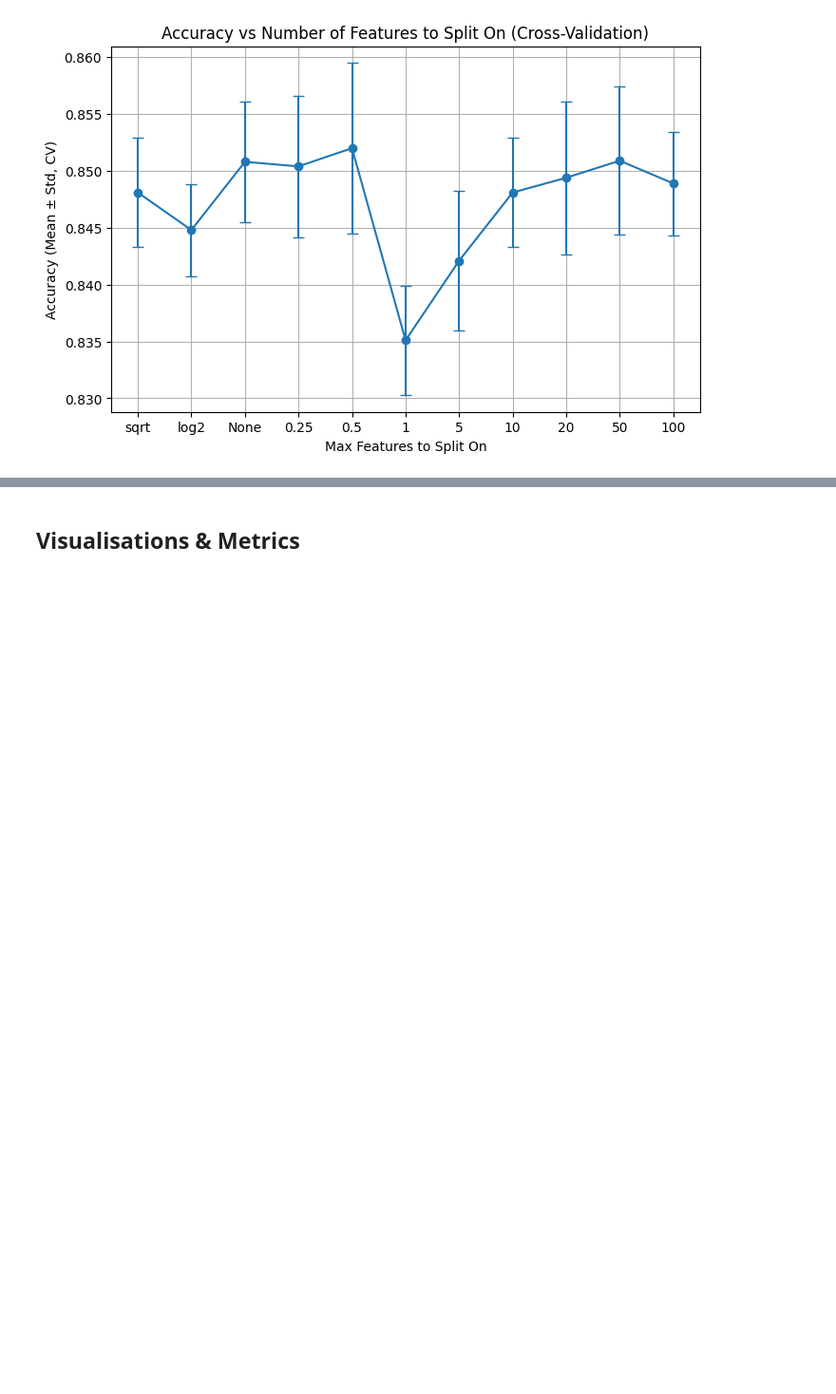
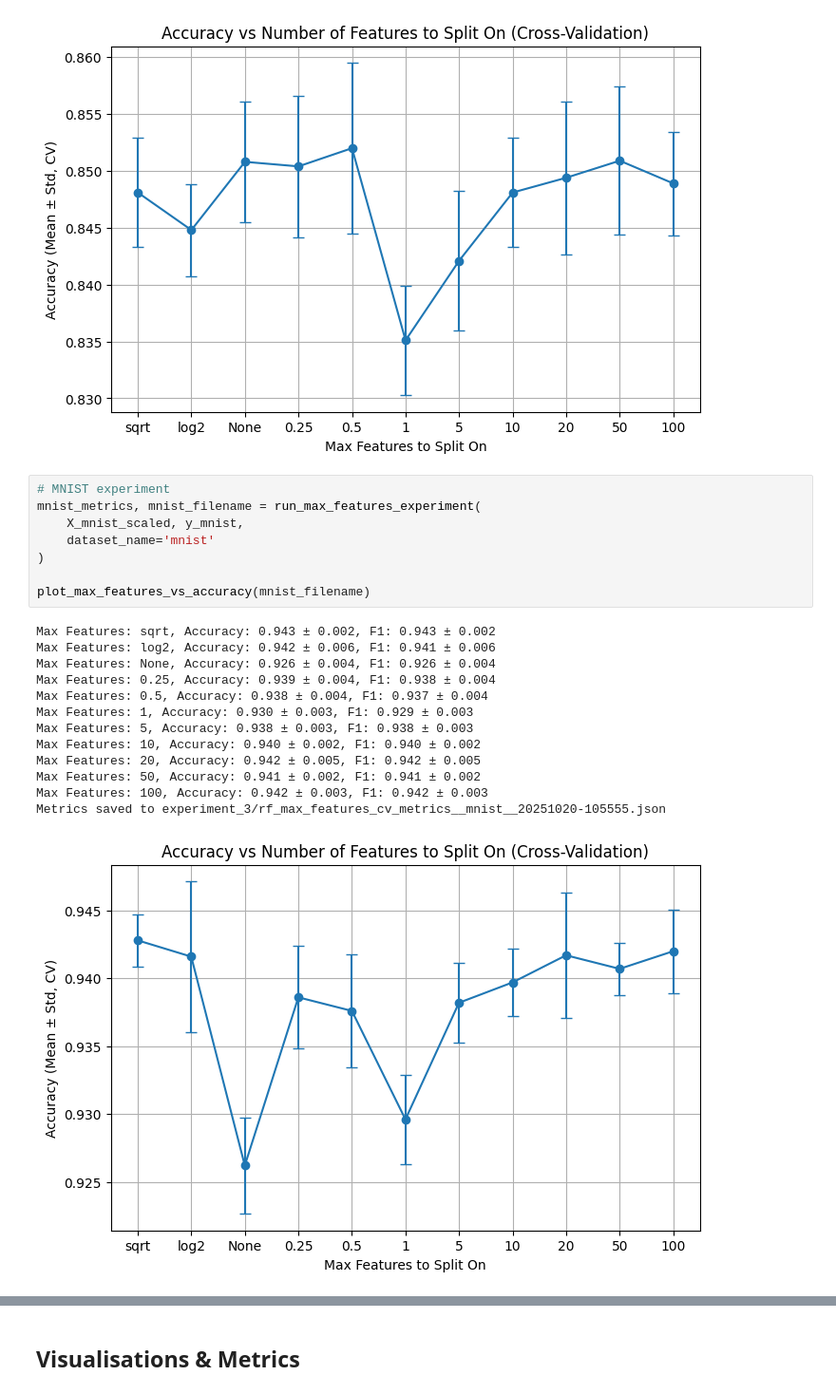
Before and after one commit to TasheelGovender/ML_assignment_4, a Jupyter notebook: src/assignment.ipynb, the cells around one changed output, grey strips where cells are left out. Shown at 95% size. Cells and saved outputs as stored; diff of their text form; blank space fills up the shorter version.

```diff
--- a/src/assignment.ipynb
+++ b/src/assignment.ipynb
@@ -705,6 +781,28 @@ Max Features: 50, Accuracy: 0.851 ± 0.006, F1: 0.846 ± 0.006
 Max Features: 100, Accuracy: 0.849 ± 0.005, F1: 0.844 ± 0.004
 Metrics saved to experiment_3/rf_max_features_cv_metrics__adult_income__20251018-180615.json
 [figure]
+# %%
+# MNIST experiment
+mnist_metrics, mnist_filename = run_max_features_experiment(
+    X_mnist_scaled, y_mnist,
+    dataset_name='mnist'
+)
+
+plot_max_features_vs_accuracy(mnist_filename)
+# %% [output]
+Max Features: sqrt, Accuracy: 0.943 ± 0.002, F1: 0.943 ± 0.002
+Max Features: log2, Accuracy: 0.942 ± 0.006, F1: 0.941 ± 0.006
+Max Features: None, Accuracy: 0.926 ± 0.004, F1: 0.926 ± 0.004
+Max Features: 0.25, Accuracy: 0.939 ± 0.004, F1: 0.938 ± 0.004
+Max Features: 0.5, Accuracy: 0.938 ± 0.004, F1: 0.937 ± 0.004
+Max Features: 1, Accuracy: 0.930 ± 0.003, F1: 0.929 ± 0.003
+Max Features: 5, Accuracy: 0.938 ± 0.003, F1: 0.938 ± 0.003
+Max Features: 10, Accuracy: 0.940 ± 0.002, F1: 0.940 ± 0.002
+Max Features: 20, Accuracy: 0.942 ± 0.005, F1: 0.942 ± 0.005
+Max Features: 50, Accuracy: 0.941 ± 0.002, F1: 0.941 ± 0.002
+Max Features: 100, Accuracy: 0.942 ± 0.003, F1: 0.942 ± 0.003
+Metrics saved to experiment_3/rf_max_features_cv_metrics__mnist__20251020-105555.json
+[figure, added]
 # %% [markdown]
 ## Experiment 4
 
```
Also changed, not shown: parts of 17 cells of this notebook.
